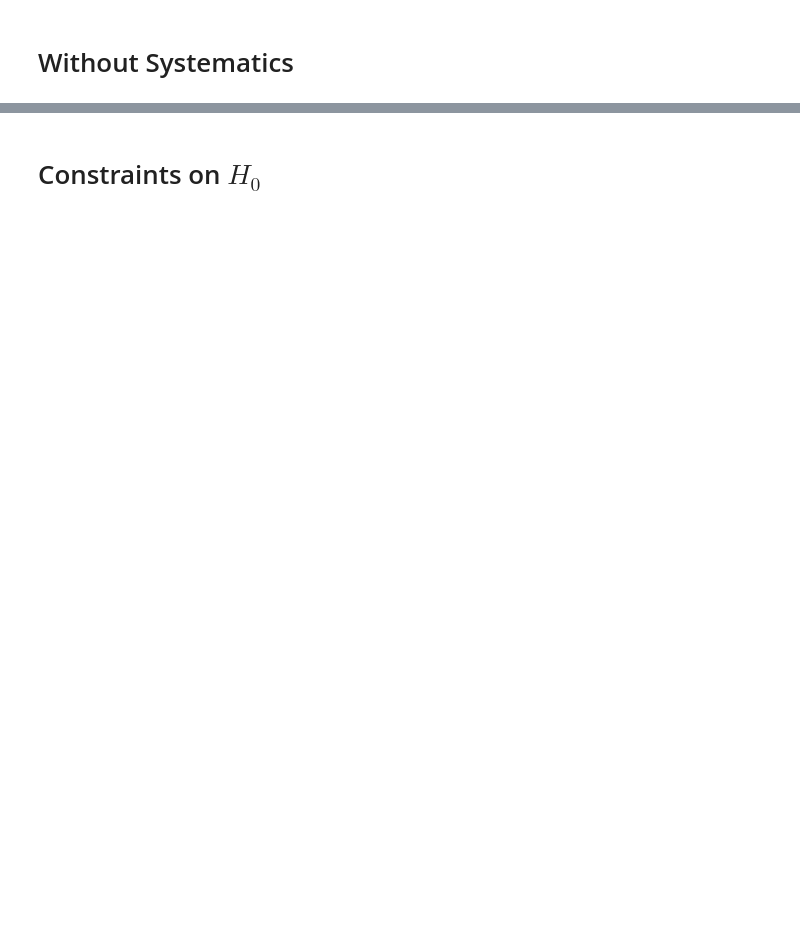
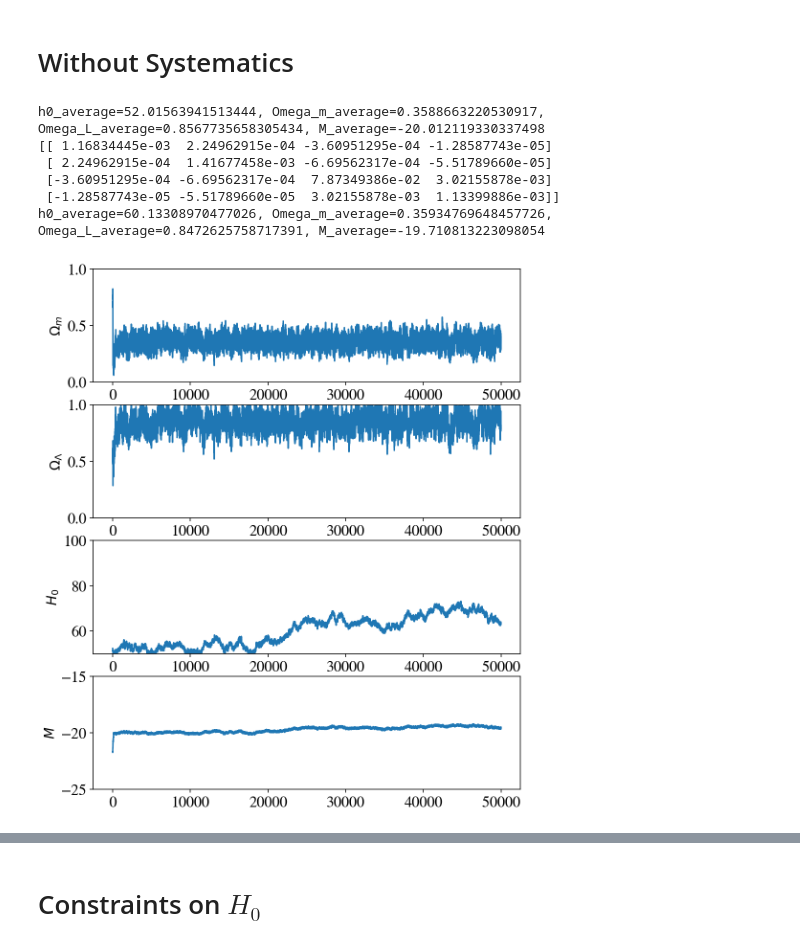
Before and after one commit to r-hensley/250_project_group_2, a Jupyter notebook: notebooks/plotting.ipynb, the cells around one changed output, grey strips where cells are left out. Cells and saved outputs as stored; diff of their text form; code cells hidden in the pictures; blank space fills up the shorter version.

Commit message:
(WIP) Modularize plotting file, but H0 seems to be roaming a bit

```diff
--- a/notebooks/plotting.ipynb
+++ b/notebooks/plotting.ipynb
@@ -36,7 +36,7 @@ plt.rcParams["figure.figsize"] = [8.0,6.0]
 chains = []  # will contain the main two chains made in this file
 # one with systematics, one without systematics
 
-default_chain_length = 4000
+default_chain_length = 10000
 
 #################################################
 # Function defs
@@ -119,12 +123,12 @@ plot_chain(systematics_markov_chain)
 # %% [markdown]
 Now we use the above chains to estimate the parameter covariance, which will be used to refine the generating function on the next run.
 # %%
-def estimate_covariance(markov_chain):
-    burn_in = 500
+def estimate_covariance(markov_chain, burn_in, alpha):
     cov = np.cov(markov_chain.chain[burn_in:, :].T)
-    alpha= .1
     cov *= alpha
     print(cov)
     return cov
 
-systematics_better_cov = estimate_covariance(systematics_markov_chain)
+systematics_better_cov = estimate_covariance(systematics_markov_chain,
+                                             burn_in=500,
+                                             alpha=0.1)
@@ -166,34 +178,44 @@ plot_chain(with_systematics_better_cov_chain)
 #
 # markov_chain.make_chain(10000)
 
 no_systematics_chain = make_chain(systematics_file=None,
                                   cov=np.diag([.01, .01, .1, .01]),
                                   M_gaussian_prior=False,
                                   chain_length=default_chain_length)
 
-no_systematics_better_cov = estimate_covariance(no_systematics_chain)
+no_systematics_better_cov = estimate_covariance(no_systematics_chain,
+                                                burn_in=500,
+                                                alpha=0.1)
 # burn_in = 500
 # cov = np.cov(markov_chain.chain[burn_in:, :].T)
 # alpha= .1
 # cov*=alpha
 # print(cov)
 
 # start = [np.random.uniform(0, 1), np.random.uniform(0,1), np.random.uniform(50,100), np.random.uniform(-25, -15)]
 #
 # markov_chain = MCMC(initial_state=start,
 #                     data_file=binned_data_file,
 #                     systematics_file=None,
 #                     g_cov=cov)
 #
 # markov_chain.make_chain(50000)
 
 no_systematics_better_cov_chain = make_chain(systematics_file=None,
                                              cov=no_systematics_better_cov,
                                              M_gaussian_prior=False,
                                              chain_length=default_chain_length*5)
 
 chains.append(no_systematics_better_cov_chain)
 plot_chain(no_systematics_better_cov_chain)
+# %% [output]
+h0_average=52.01563941513444, Omega_m_average=0.3588663220530917, Omega_L_average=0.8567735658305434, M_average=-20.012119330337498
+[[ 1.16834445e-03  2.24962915e-04 -3.60951295e-04 -1.28587743e-05]
+ [ 2.24962915e-04  1.41677458e-03 -6.69562317e-04 -5.51789660e-05]
+ [-3.60951295e-04 -6.69562317e-04  7.87349386e-02  3.02155878e-03]
+ [-1.28587743e-05 -5.51789660e-05  3.02155878e-03  1.13399886e-03]]
+h0_average=60.13308970477026, Omega_m_average=0.35934769648457726, Omega_L_average=0.8472625758717391, M_average=-19.710813223098054
+[figure, added]
 # %%
 def make_omega_contour_plot():
     burn_in = 1000
```
Also changed, not shown: parts of 7 cells of this notebook.
